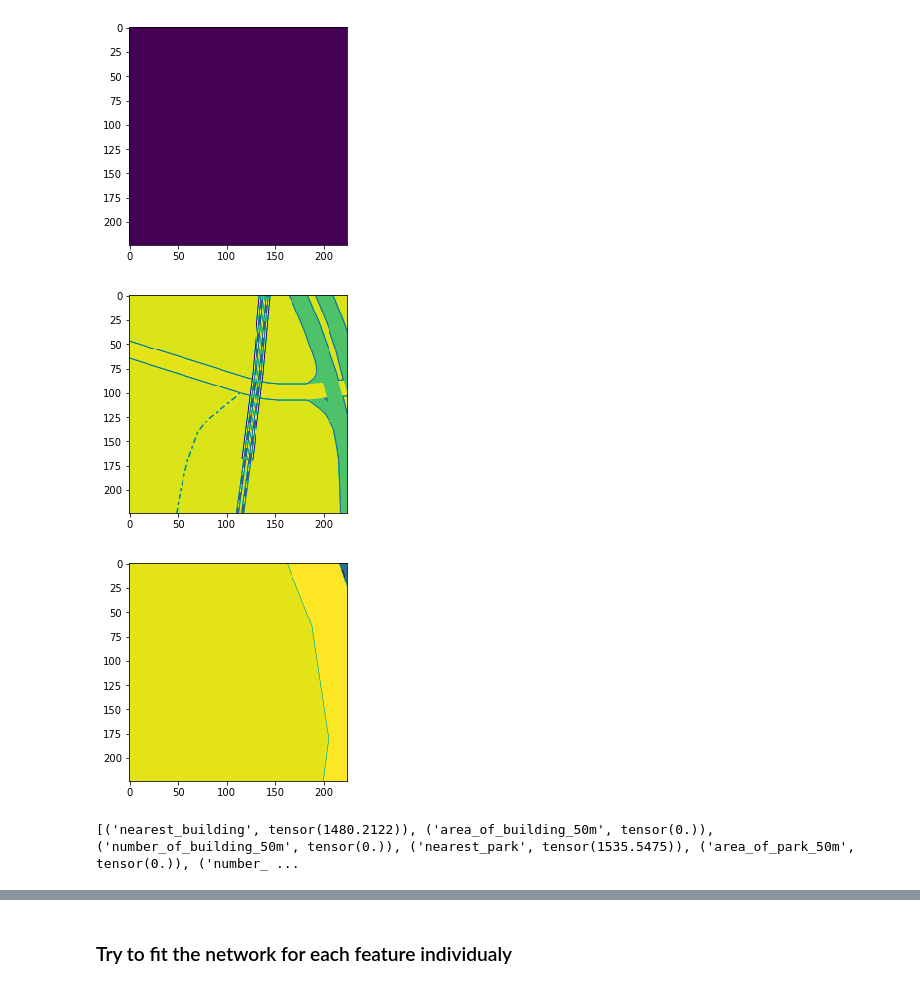
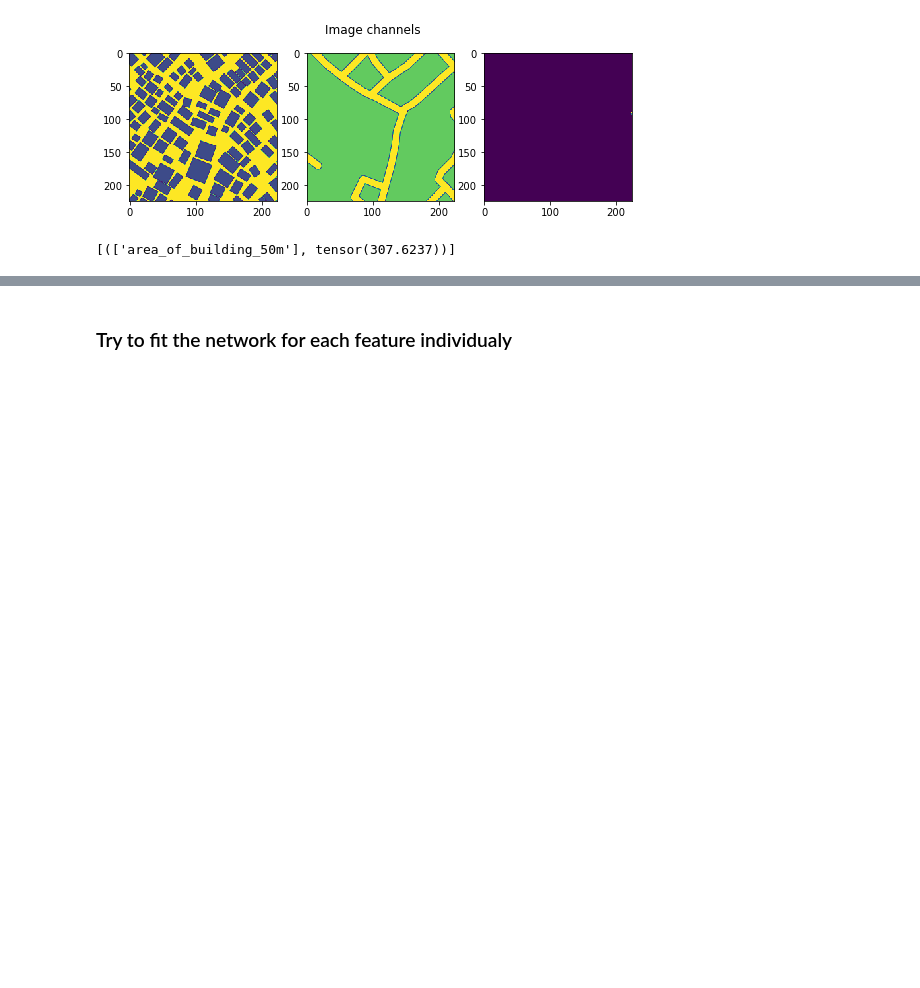
Before and after one commit to jonzarecki/coord2vec, a Jupyter notebook: notebooks/baseline.ipynb, the cells around one changed output, grey strips where cells are left out. Saved outputs shown, nothing was run; the diff lists cells and outputs as text; code cells hidden in the pictures; blank space fills up the shorter version.

```diff
--- a/notebooks/baseline.ipynb
+++ b/notebooks/baseline.ipynb
@@ -21,24 +21,24 @@ TRAIN_CACHE_DIR
 # %%
 import matplotlib.pyplot as plt
 
-train_dataset = TileFeaturesDataset(TRAIN_CACHE_DIR)
+# train_dataset = TileFeaturesDataset(TRAIN_CACHE_DIR)
 val_dataset = TileFeaturesDataset(VAL_CACHE_DIR)
+train_dataset = val_dataset
+
+builder = only_build_distance_builder
 
 sample_ind = 3
-plt.imshow(train_dataset[sample_ind][0][0])
+
+fig, axs = plt.subplots(1, 3, figsize=(9, 3))
+axs[0].imshow(train_dataset[sample_ind][0][0])
+axs[1].imshow(train_dataset[sample_ind][0][1])
+axs[2].imshow(train_dataset[sample_ind][0][2])
+fig.suptitle('Image channels')
 plt.show()
 
-plt.imshow(train_dataset[sample_ind][0][1])
-plt.show()
-
-plt.imshow(train_dataset[sample_ind][0][2])
-plt.show()
-
-features = [feature.name for feature in house_price_builder.features]
+features = [feature.feature_names for feature in builder.features]
 print(list(zip(features, train_dataset[sample_ind][1])))
 # %% [output]
-[figure, old version]
+[figure, new version]
-[figure, removed]
-[figure, removed]
-[('nearest_building', tensor(1480.2122)), ('area_of_building_50m', tensor(0.)), ('number_of_building_50m', tensor(0.)), ('nearest_park', tensor(1535.5475)), ('area_of_park_50m', tensor(0.)), ('number_ ...
+[(['area_of_building_50m'], tensor(307.6237))]
 # %%
```
Also changed, not shown: parts of 3 cells of this notebook, 6 other files.
